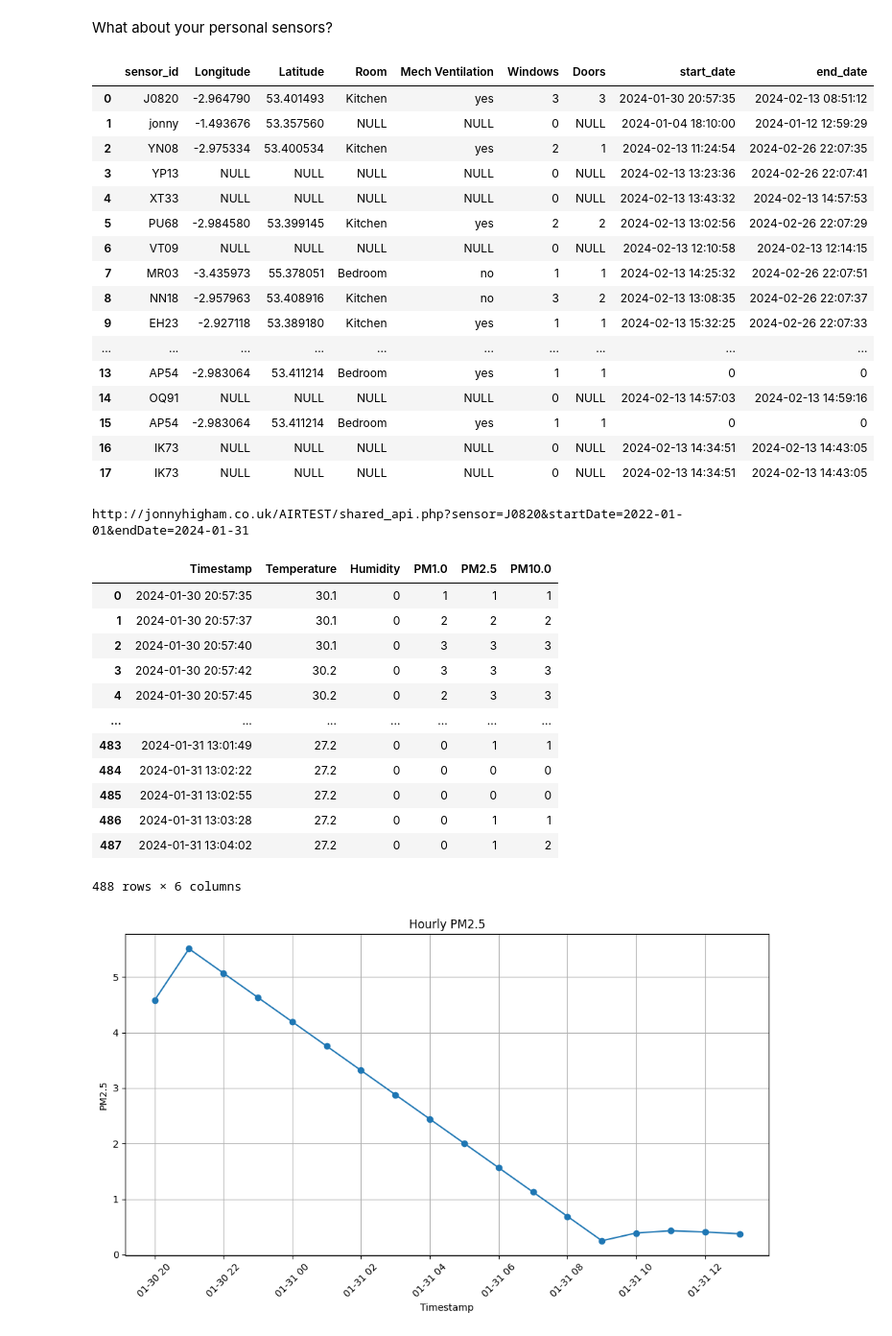
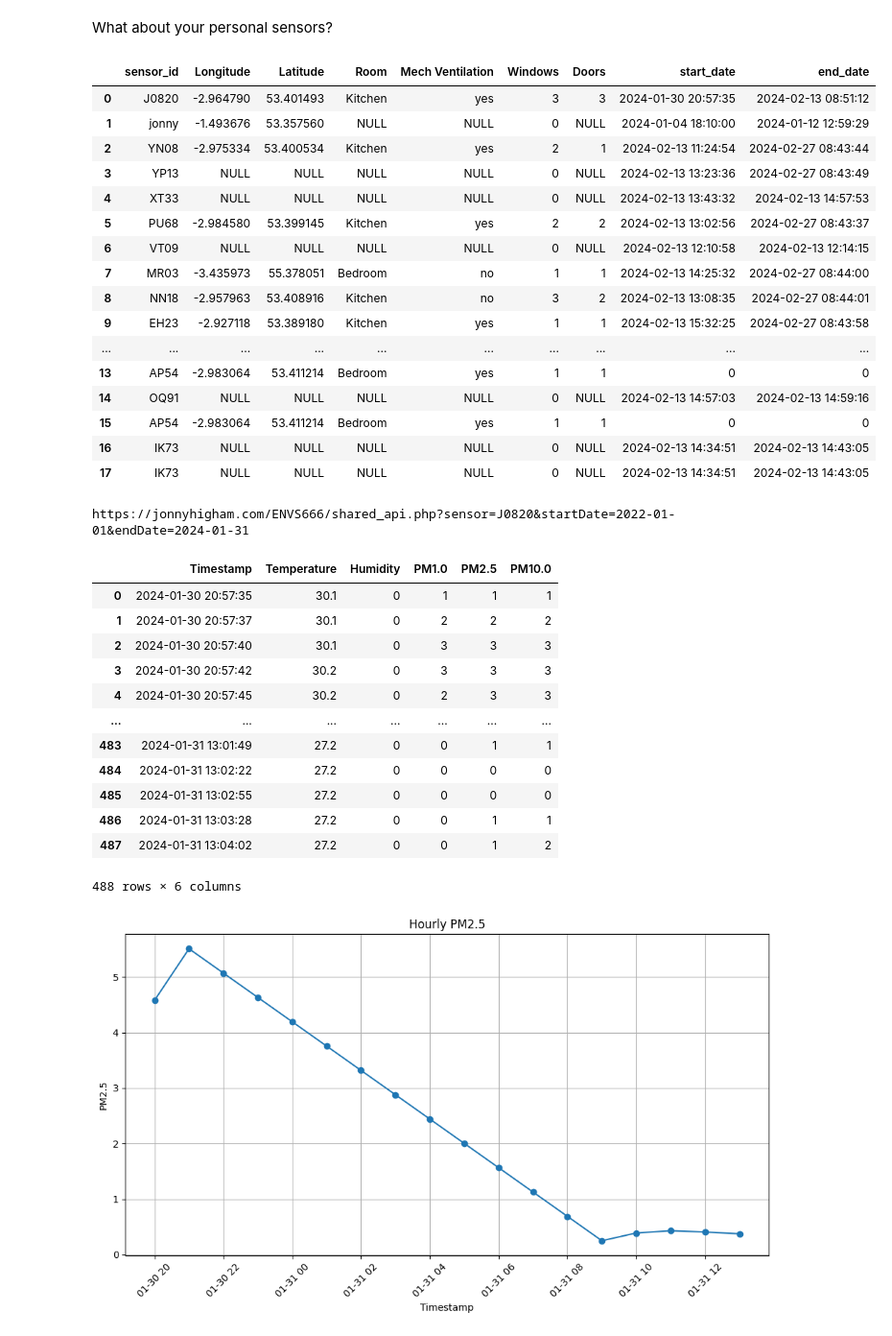
Before and after one commit to flowonthegoliv/ENVS666_2024, a Jupyter notebook: Tutorial_2.ipynb, the cells around one changed output. Shown at 96% size. Cells and saved outputs as stored; diff of their text form; code cells hidden in the pictures.

```diff
--- a/Tutorial_2.ipynb
+++ b/Tutorial_2.ipynb
@@ -131,26 +304,26 @@ What about that perception?
 # %% [markdown]
 What about your personal sensors?
 # %%
-url = "http://jonnyhigham.co.uk/AIRTEST/shared_api.php"
+url = "https://jonnyhigham.com/ENVS666/shared_api.php"
 response = requests.get(url)
 data = response.json()
 
 sensors = data['sensorInfo']
 df = pd.DataFrame(sensors)
 
 df
 # %% [output]
 |  | sensor_id | Longitude | Latitude | Room | Mech Ventilation | Windows | Doors | start_date | end_date |
 | 0 | J0820 | -2.964790 | 53.401493 | Kitchen | yes | 3 | 3 | 2024-01-30 20:57:35 | 2024-02-13 08:51:12 |
 | 1 | jonny | -1.493676 | 53.357560 | NULL | NULL | 0 | NULL | 2024-01-04 18:10:00 | 2024-01-12 12:59:29 |
-| 2 | YN08 | -2.975334 | 53.400534 | Kitchen | yes | 2 | 1 | 2024-02-13 11:24:54 | 2024-02-26 22:07:35 |
-| 3 | YP13 | NULL | NULL | NULL | NULL | 0 | NULL | 2024-02-13 13:23:36 | 2024-02-26 22:07:41 |
+| 2 | YN08 | -2.975334 | 53.400534 | Kitchen | yes | 2 | 1 | 2024-02-13 11:24:54 | 2024-02-27 08:43:44 |
+| 3 | YP13 | NULL | NULL | NULL | NULL | 0 | NULL | 2024-02-13 13:23:36 | 2024-02-27 08:43:49 |
 | 4 | XT33 | NULL | NULL | NULL | NULL | 0 | NULL | 2024-02-13 13:43:32 | 2024-02-13 14:57:53 |
-| 5 | PU68 | -2.984580 | 53.399145 | Kitchen | yes | 2 | 2 | 2024-02-13 13:02:56 | 2024-02-26 22:07:29 |
+| 5 | PU68 | -2.984580 | 53.399145 | Kitchen | yes | 2 | 2 | 2024-02-13 13:02:56 | 2024-02-27 08:43:37 |
 | 6 | VT09 | NULL | NULL | NULL | NULL | 0 | NULL | 2024-02-13 12:10:58 | 2024-02-13 12:14:15 |
-| 7 | MR03 | -3.435973 | 55.378051 | Bedroom | no | 1 | 1 | 2024-02-13 14:25:32 | 2024-02-26 22:07:51 |
-| 8 | NN18 | -2.957963 | 53.408916 | Kitchen | no | 3 | 2 | 2024-02-13 13:08:35 | 2024-02-26 22:07:37 |
-| 9 | EH23 | -2.927118 | 53.389180 | Kitchen | yes | 1 | 1 | 2024-02-13 15:32:25 | 2024-02-26 22:07:33 |
+| 7 | MR03 | -3.435973 | 55.378051 | Bedroom | no | 1 | 1 | 2024-02-13 14:25:32 | 2024-02-27 08:44:00 |
+| 8 | NN18 | -2.957963 | 53.408916 | Kitchen | no | 3 | 2 | 2024-02-13 13:08:35 | 2024-02-27 08:44:01 |
+| 9 | EH23 | -2.927118 | 53.389180 | Kitchen | yes | 1 | 1 | 2024-02-13 15:32:25 | 2024-02-27 08:43:58 |
 | ... | ... | ... | ... | ... | ... | ... | ... | ... | ... |
 | 13 | AP54 | -2.983064 | 53.411214 | Bedroom | yes | 1 | 1 | 0 | 0 |
 | 14 | OQ91 | NULL | NULL | NULL | NULL | 0 | NULL | 2024-02-13 14:57:03 | 2024-02-13 14:59:16 |
@@ -162,7 +335,7 @@ startDate = '2022-01-01'
 endDate = '2024-01-31'
 sensor = 'J0820'
 
-url = "http://jonnyhigham.co.uk/AIRTEST/shared_api.php?sensor="+str(sensor)+"&startDate="+startDate+"&endDate="+endDate
+url = "https://jonnyhigham.com/ENVS666/shared_api.php?sensor="+str(sensor)+"&startDate="+startDate+"&endDate="+endDate
 response = requests.get(url)
 data = response.json()
 data = data['data']
@@ -172,7 +345,7 @@ print(url)
 
 df
 # %% [output]
-http://jonnyhigham.co.uk/AIRTEST/shared_api.php?sensor=J0820&startDate=2022-01-01&endDate=2024-01-31
+https://jonnyhigham.com/ENVS666/shared_api.php?sensor=J0820&startDate=2022-01-01&endDate=2024-01-31
 |  | Timestamp | Temperature | Humidity | PM1.0 | PM2.5 | PM10.0 |
 | 0 | 2024-01-30 20:57:35 | 30.1 | 0 | 1 | 1 | 1 |
 | 1 | 2024-01-30 20:57:37 | 30.1 | 0 | 2 | 2 | 2 |
```
Also changed, not shown: parts of 10 cells of this notebook.
